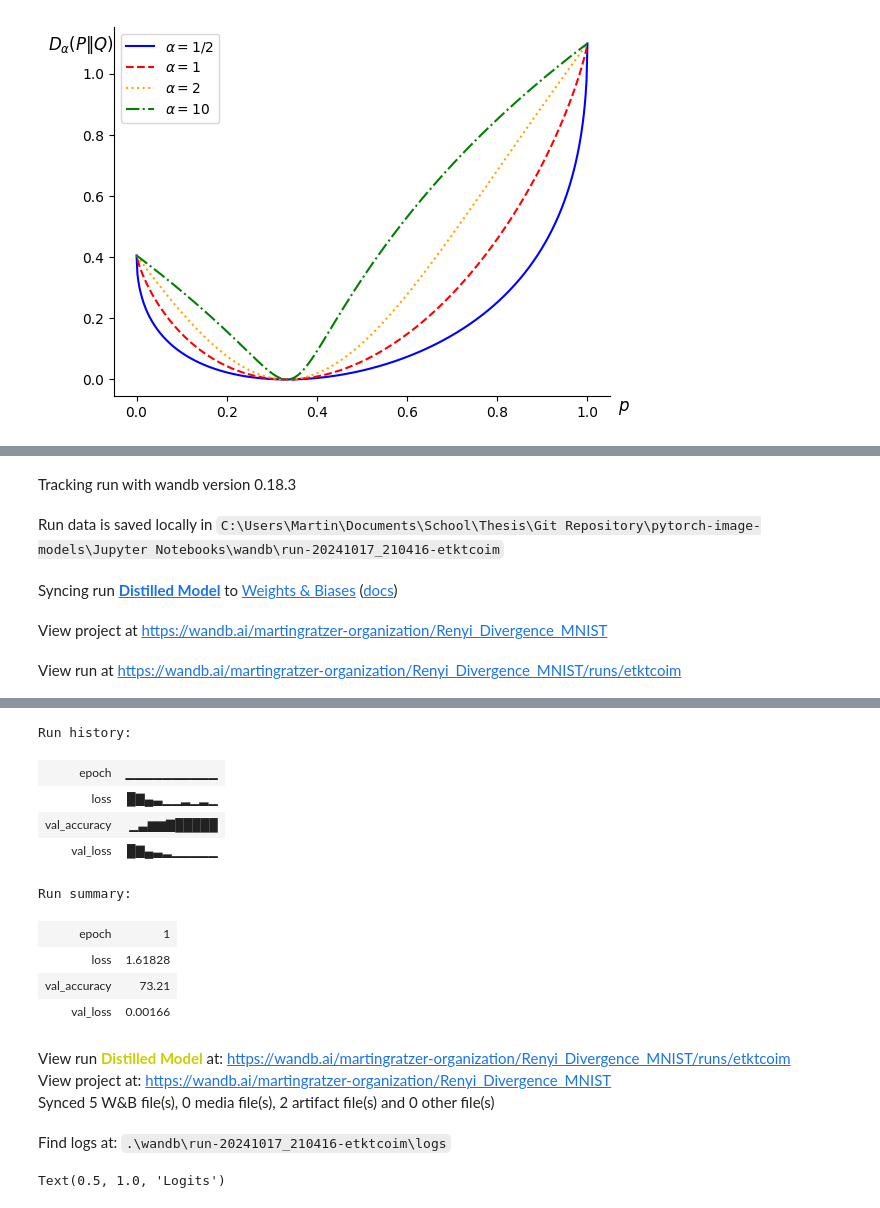
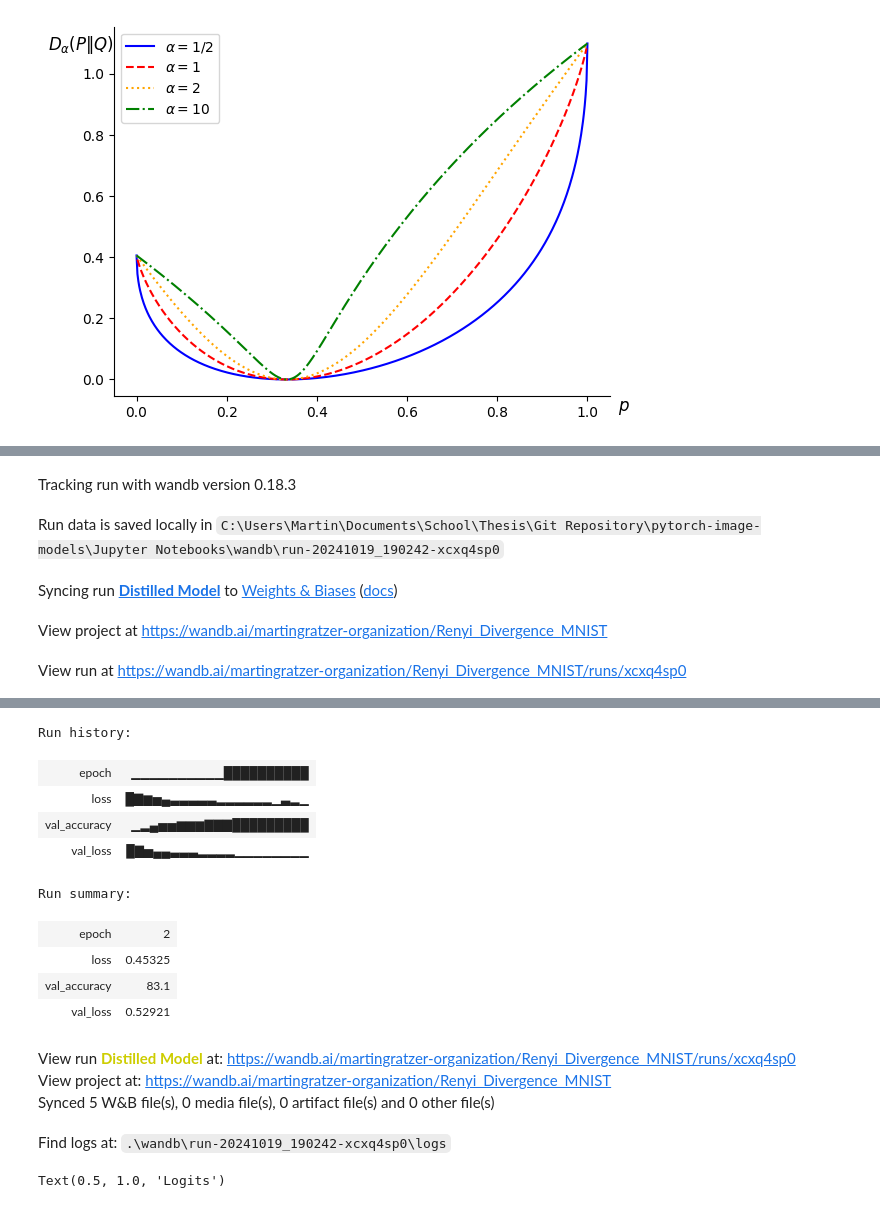
Before and after one commit to Maertine/pytorch-image-models, a Jupyter notebook: Jupyter Notebooks/Renyi Divergence.ipynb, the cells around one changed output, grey strips where cells are left out. Saved outputs shown, nothing was run; the diff lists cells and outputs as text; code cells hidden in the pictures.

```diff
--- a/Jupyter Notebooks/Renyi Divergence.ipynb
+++ b/Jupyter Notebooks/Renyi Divergence.ipynb
@@ -172,3 +155,19 @@ def test(model, device, test_loader):
+# %%
+def test(model, device, test_loader):
+    model.eval()
+    test_loss = 0
+    correct = 0
+    with torch.no_grad():
+        for data, target in test_loader:
+            data, target = data.to(device), target.to(device)
+            output = model(data)
+            test_loss += nn.CrossEntropyLoss(reduction = "sum")(output, target).item()  # Sum up batch loss
+            pred = output.argmax(dim=1, keepdim=True)  # Get the index of the max log-probability
+            correct += pred.eq(target.view_as(pred)).sum().item()
+
+    test_loss /= len(test_loader.dataset)
+    accuracy = 100. * correct / len(test_loader.dataset)
+    print(f'\nTest set: Average loss: {test_loss:.4f}, Accuracy: {correct}/{len(test_loader.dataset)} ({accuracy:.2f}%)\n')
 # %%
 ## Train the teacher model
 device = torch.device("cuda" if torch.cuda.is_available() else "cpu")
@@ -200,7 +199,7 @@ Test set: Average loss: 0.0614, Accuracy: 9810/10000 (98.10%)
 class Reduced_Net(nn.Module):
     def __init__(self):
         super(Reduced_Net, self).__init__()
-        self.pool = nn.MaxPool2d(4, 4)
+        self.pool = nn.MaxPool2d(2, 2)
         self.fc1 = nn.Linear(7*7, 8)  # First fully connected layer (28*28 input to 8 neurons)
         self.fc2 = nn.Linear(8, 6)     # Second fully connected layer (8 input to 6 neurons)
         self.fc3 = nn.Linear(6, 10)      # Output layer (6 input to 10 output neurons)
@@ -221,7 +220,7 @@ def destilation_train_and_test(student_model, teacher_model, device, train_loade
         with torch.no_grad():
             teacher_model_output = teacher_model(data)
         output = student_model(data)   # Forward pass
-        loss = beta * RenyiDivergence(alpha=alpha)(output/temperature, teacher_model_output/temperature) + F.nll_loss(output, target)
+        loss = beta * RenyiDivergence(alpha=alpha)(output/temperature, teacher_model_output/temperature) + nn.CrossEntropyLoss()(output, target)
         loss.backward()  # Backpropagation
         optimizer.step()  # Update weights
         if batch_idx % 100 == 0:
@@ -237,7 +236,7 @@ def destilation_train_and_test(student_model, teacher_model, device, train_loade
                     data, target = data.to(device), target.to(device)
                     output = student_model(data)
                     teacher_model_output = teacher_model(data)
-                    test_loss += beta * RenyiDivergence(alpha)(output/temperature, teacher_model_output/temperature) + F.nll_loss(output, target)
+                    test_loss += beta * RenyiDivergence(alpha)(output/temperature, teacher_model_output/temperature) + nn.CrossEntropyLoss(reduction="sum")(output, target)
                     pred = output.argmax(dim=1, keepdim=True)  # Get the index of the max log-probability
                     correct += pred.eq(target.view_as(pred)).sum().item()
 
@@ -253,7 +252,7 @@ def train_and_test(model, device, train_loader, test_loader, optimizer, epoch):
         data, target = data.to(device), target.to(device)
         optimizer.zero_grad()  # Reset gradients
         output = model(data)   # Forward pass
-        loss = F.nll_loss(output, target)
+        loss = nn.CrossEntropyLoss()(output, target)
         loss.backward()  # Backpropagation
         optimizer.step()  # Update weights
         if batch_idx % 100 == 0:
@@ -268,7 +267,7 @@ def train_and_test(model, device, train_loader, test_loader, optimizer, epoch):
                 for data, target in test_loader:
                     data, target = data.to(device), target.to(device)
                     output = model(data)
-                    test_loss += F.nll_loss(output, target)
+                    test_loss += nn.CrossEntropyLoss(reduction="sum")(output, target)
                     pred = output.argmax(dim=1, keepdim=True)  # Get the index of the max log-probability
                     correct += pred.eq(target.view_as(pred)).sum().item()
 
@@ -287,7 +286,7 @@ wandb.init(
     config={}
 )
 
-for epoch in range(1, 2):
+for epoch in range(1, 3):
     train_and_test(reduced_model, device, train_loader, test_loader, optimizer, epoch)
     test(reduced_model, device, test_loader)
 
@@ -332,6 +331,6 @@ Find logs at: .\wandb\run-20241017_210017-6snn5zy3\logs
 # %%
-beta = 2
-temperature = 3
+beta = 5
+temperature = 10
 alpha = 0.5
 
 student_model = Reduced_Net().to(device)
@@ -347,14 +346,14 @@ wandb.init(
     }
 )
 
-for epoch in range(1, 2):
+for epoch in range(1, 3):
     destilation_train_and_test(student_model, model, device, train_loader, test_loader, optimizer, epoch, beta, temperature, alpha)
     test(student_model, device, test_loader)
 
 wandb.finish()
 # %% [output]
 Tracking run with wandb version 0.18.3
-Run data is saved locally in C:\Users\Martin\Documents\School\Thesis\Git Repository\pytorch-image-models\Jupyter Notebooks\wandb\run-20241017_210416-etktcoim
+Run data is saved locally in C:\Users\Martin\Documents\School\Thesis\Git Repository\pytorch-image-models\Jupyter Notebooks\wandb\run-20241019_190242-xcxq4sp0
 Syncing run Distilled Model to Weights & Biases (docs)
 View project at https://wandb.ai/martingratzer-organization/Renyi_Divergence_MNIST
-View run at https://wandb.ai/martingratzer-organization/Renyi_Divergence_MNIST/runs/etktcoim
+View run at https://wandb.ai/martingratzer-organization/Renyi_Divergence_MNIST/runs/xcxq4sp0
@@ -378,17 +377,17 @@ Test set: Average loss: 0.8367, Accuracy: 7437/10000 (74.37%)
 Run history:
-| epoch | ▁▁▁▁▁▁▁▁▁▁ |
-| loss | █▇▄▃▁▁▂▁▂▁ |
-| val_accuracy | ▁▃▆▆▇█████ |
-| val_loss | █▇▄▃▂▁▁▁▁▁ |
+| epoch | ▁▁▁▁▁▁▁▁▁▁██████████ |
+| loss | █▇▆▅▄▃▃▃▃▃▂▂▂▂▂▂▁▃▂▁ |
+| val_accuracy | ▁▂▄▅▅▆▆▆▇▇▇█████████ |
+| val_loss | █▇▅▄▄▃▃▃▂▂▂▂▁▁▁▁▁▁▁▁ |
 Run summary:
-| epoch | 1 |
-| loss | 1.61828 |
-| val_accuracy | 73.21 |
-| val_loss | 0.00166 |
+| epoch | 2 |
+| loss | 0.45325 |
+| val_accuracy | 83.1 |
+| val_loss | 0.52921 |
-View run Distilled Model at: https://wandb.ai/martingratzer-organization/Renyi_Divergence_MNIST/runs/etktcoim
+View run Distilled Model at: https://wandb.ai/martingratzer-organization/Renyi_Divergence_MNIST/runs/xcxq4sp0
 View project at: https://wandb.ai/martingratzer-organization/Renyi_Divergence_MNIST
-Synced 5 W&B file(s), 0 media file(s), 2 artifact file(s) and 0 other file(s)
+Synced 5 W&B file(s), 0 media file(s), 0 artifact file(s) and 0 other file(s)
-Find logs at: .\wandb\run-20241017_210416-etktcoim\logs
+Find logs at: .\wandb\run-20241019_190242-xcxq4sp0\logs
 # %%
 ## Some more testing with temperature
 # %%
```
Also changed, not shown: parts of 8 cells of this notebook.
